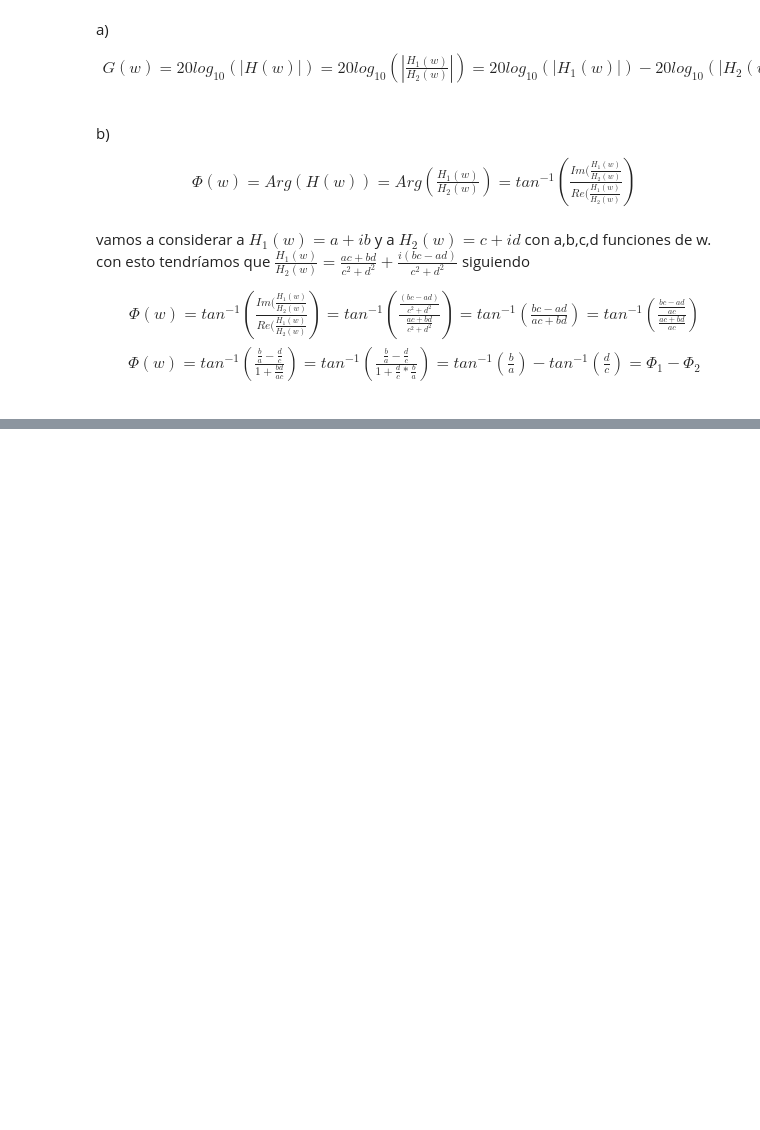
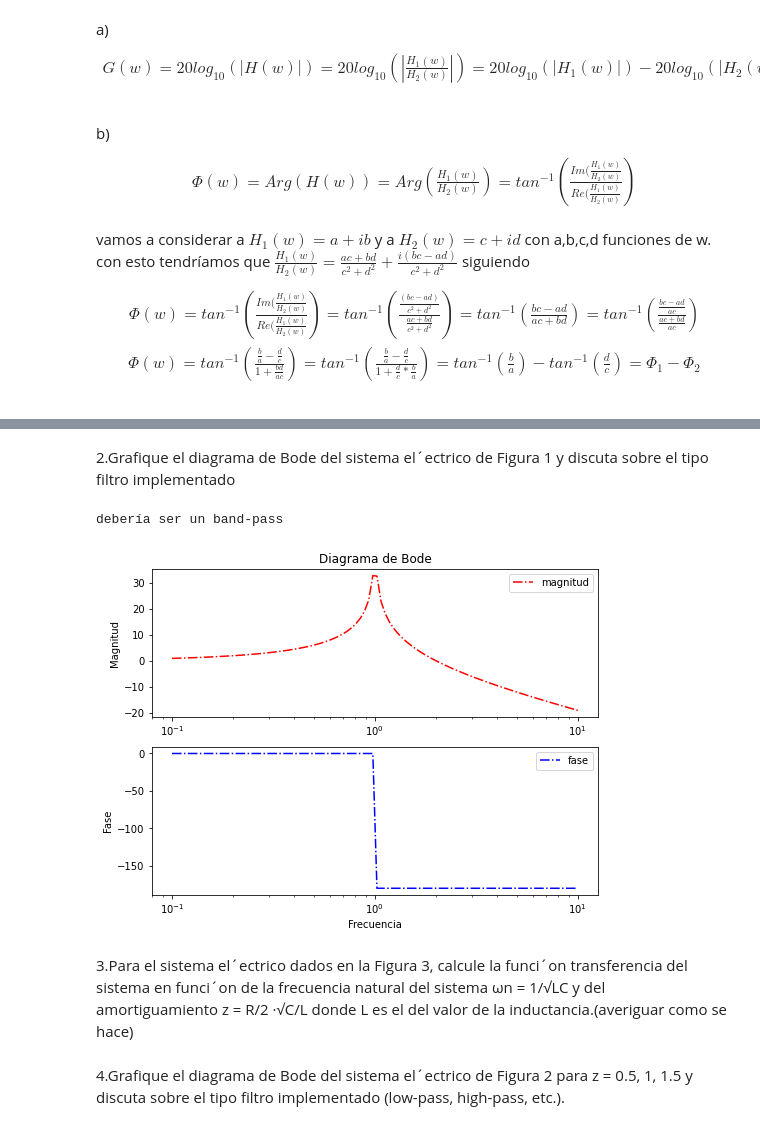
Before and after one commit to electronmaxi/Project-FMPS, a Jupyter notebook: ProjectFMPS.ipynb, the cells around one changed output, grey strips where cells are left out. Cells and saved outputs as stored; diff of their text form; code cells hidden in the pictures; blank space fills up the shorter version.

```diff
--- a/ProjectFMPS.ipynb
+++ b/ProjectFMPS.ipynb
@@ -371,0 +394,27 @@ vamos a considerar a  $H_{1}(w)=a+ib$ y a $H_{2}(w)=c+id$ con a,b,c,d funciones
+# %% [markdown]
+2.Grafique el diagrama de Bode del sistema el´ectrico de Figura 1 y discuta sobre el tipo filtro implementado
+# %%
+R=np.pi
+C=np.pi
+w0 = 1/R*C
+sys = signal.TransferFunction([1],[1j/w0,1])
+w, mag, phase = signal.bode(sys)
+fig, ax = plt.subplots(2, 1,figsize=(8,6))
+ax[0].semilogx(w, mag, 'r-.',  label='magnitud')
+ax[1].semilogx(w, phase, 'b-.',  label='fase')
+ax[0].set_title('Diagrama de Bode')
+ax[0].legend()
+ax[0].set_ylabel('Magnitud')
+ax[1].legend()
+ax[1].set_ylabel('Fase')
+ax[1].set_xlabel('Frecuencia')
+print('debería ser un filtro band-pass')
+# %% [output]
+debería ser un band-pass
+[figure, added]
+# %% [markdown]
+3.Para el sistema el´ectrico dados en la Figura 3, calcule la funci´on transferencia del sistema en funci´on de
+la frecuencia natural del sistema ωn = 1/√LC y del amortiguamiento z = R/2 ·√C/L donde L es el del valor de la inductancia.(averiguar como se hace)
+# %% [markdown]
+4.Grafique el diagrama de Bode del sistema el´ectrico de Figura 2 para z = 0.5, 1, 1.5 y discuta sobre el tipo
+filtro implementado (low-pass, high-pass, etc.).
```
Also changed, not shown: parts of 10 cells of this notebook.
